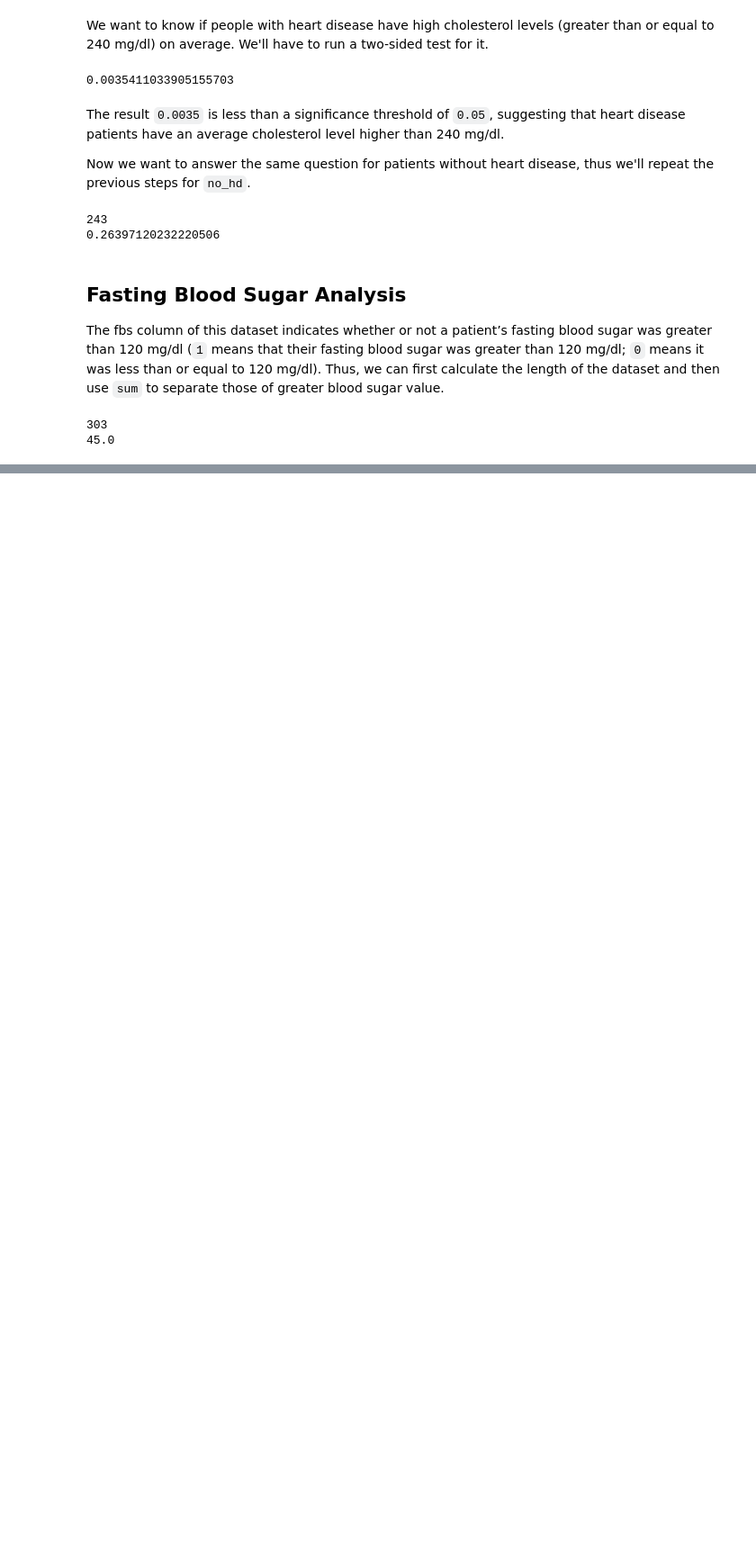
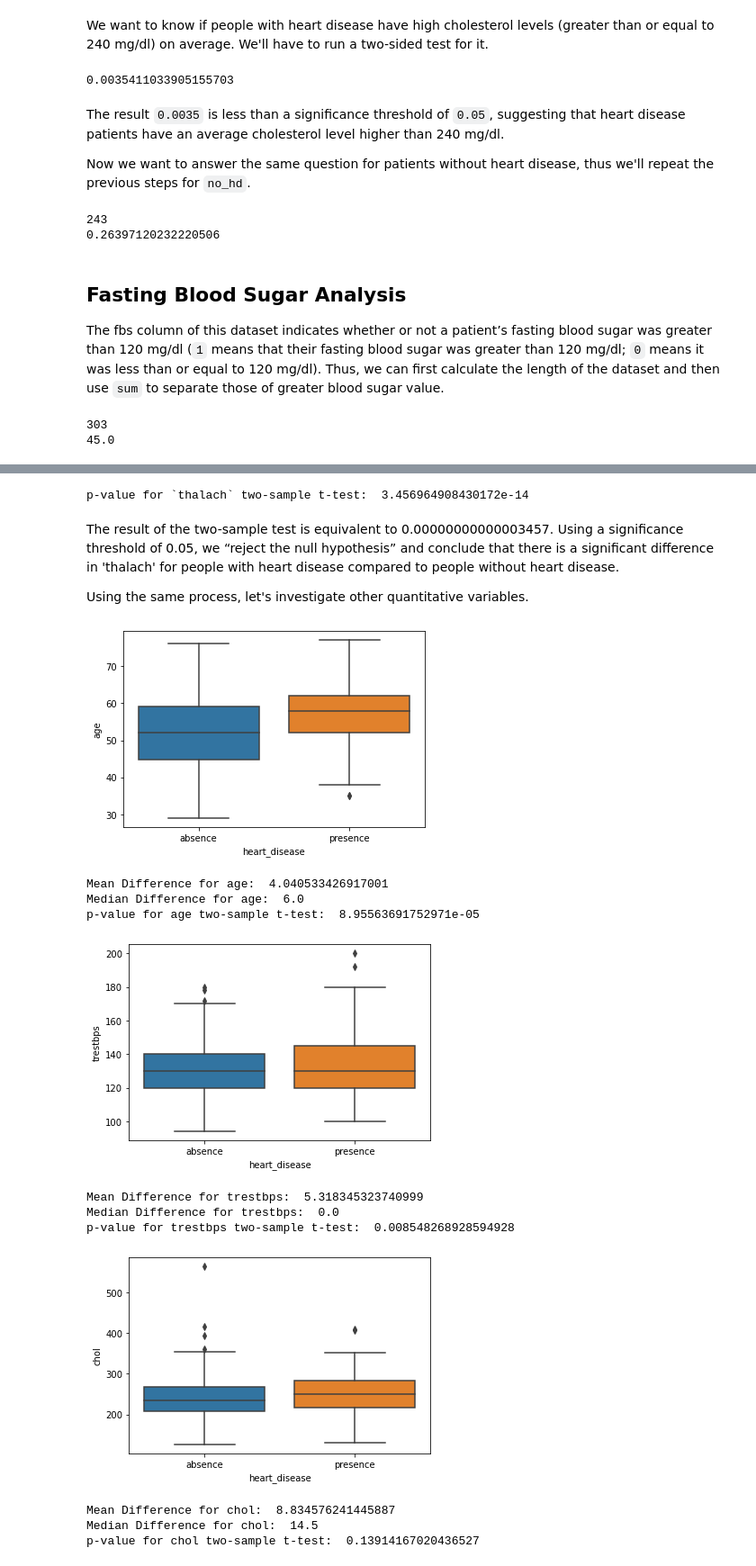
Before and after one commit to soyuz108/Heart-Disease-Research, a Jupyter notebook: HeartDiseaseResearch.ipynb, the cells around one changed output, grey strips where cells are left out. Shown at 90% size. Cells and saved outputs as stored; diff of their text form; code cells hidden in the pictures; blank space fills up the shorter version.

```diff
--- a/HeartDiseaseResearch.ipynb
+++ b/HeartDiseaseResearch.ipynb
@@ -79,0 +151,74 @@ print(num_highfbs_patients)
+# %%
+# Run two-sample t-test
+tstat, pval = ttest_ind(thalach_hd, thalach_no_hd)
+print("p-value for `thalach` two-sample t-test: ", pval)
+# %% [output]
+p-value for `thalach` two-sample t-test:  3.456964908430172e-14
+# %% [markdown]
+The result of the two-sample test is equivalent to 0.00000000000003457. Using a significance threshold of 0.05, we “reject the null hypothesis” and conclude that there is a significant difference in 'thalach' for people with heart disease compared to people without heart disease.
+
+Using the same process, let's investigate other quantitative variables.
+# %%
+# Calculate age variable
+plt.clf()
+sns.boxplot(x=heart.heart_disease, y=heart.age)
+plt.show()
+
+age_hd = heart.age[heart.heart_disease == 'presence']
+age_no_hd = heart.age[heart.heart_disease == 'absence']
+
+mean_diff = np.mean(age_hd) - np.mean(age_no_hd)
+print("Mean Difference for age: ", mean_diff)
+
+med_diff = np.median(age_hd) - np.median(age_no_hd)
+print("Median Difference for age: ", med_diff)
+
+tstat, pval = ttest_ind(age_hd, age_no_hd)
+print("p-value for age two-sample t-test: ", pval)
+
+# Calculate trestbps variable
+plt.clf()
+sns.boxplot(x=heart.heart_disease, y=heart.trestbps)
+plt.show()
+
+trestbps_hd = heart.trestbps[heart.heart_disease == 'presence']
+trestbps_no_hd = heart.trestbps[heart.heart_disease == 'absence']
+
+mean_diff = np.mean(trestbps_hd) - np.mean(trestbps_no_hd)
+print("Mean Difference for trestbps: ", mean_diff)
+
+med_diff = np.median(trestbps_hd) - np.median(trestbps_no_hd)
+print("Median Difference for trestbps: ", med_diff)
+
+tstat, pval = ttest_ind(trestbps_hd, trestbps_no_hd)
+print("p-value for trestbps two-sample t-test: ", pval)
+
+# Calculate chol variable
+plt.clf()
+sns.boxplot(x=heart.heart_disease, y=heart.chol)
+plt.show()
+
+chol_hd = heart.chol[heart.heart_disease == 'presence']
+chol_no_hd = heart.chol[heart.heart_disease == 'absence']
+
+mean_diff = np.mean(chol_hd) - np.mean(chol_no_hd)
+print("Mean Difference for chol: ", mean_diff)
+
+med_diff = np.median(chol_hd) - np.median(chol_no_hd)
+print("Median Difference for chol: ", med_diff)
+
+tstat, pval = ttest_ind(chol_hd, chol_no_hd)
+print("p-value for chol two-sample t-test: ", pval)
+# %% [output]
+[figure, added]
+Mean Difference for age:  4.040533426917001
+Median Difference for age:  6.0
+p-value for age two-sample t-test:  8.95563691752971e-05
+[figure, added]
+Mean Difference for trestbps:  5.318345323740999
+Median Difference for trestbps:  0.0
+p-value for trestbps two-sample t-test:  0.008548268928594928
+[figure, added]
+Mean Difference for chol:  8.834576241445887
+Median Difference for chol:  14.5
+p-value for chol two-sample t-test:  0.13914167020436527
```
Also changed, not shown: parts of 12 cells of this notebook.
